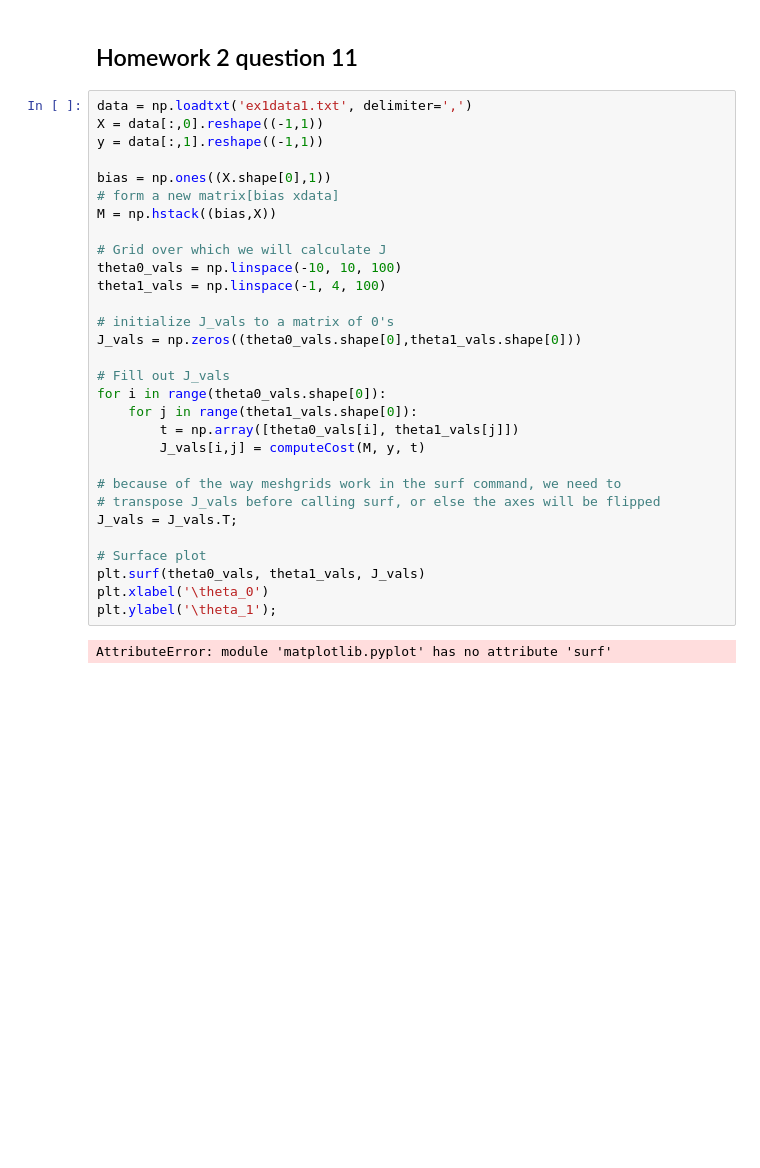
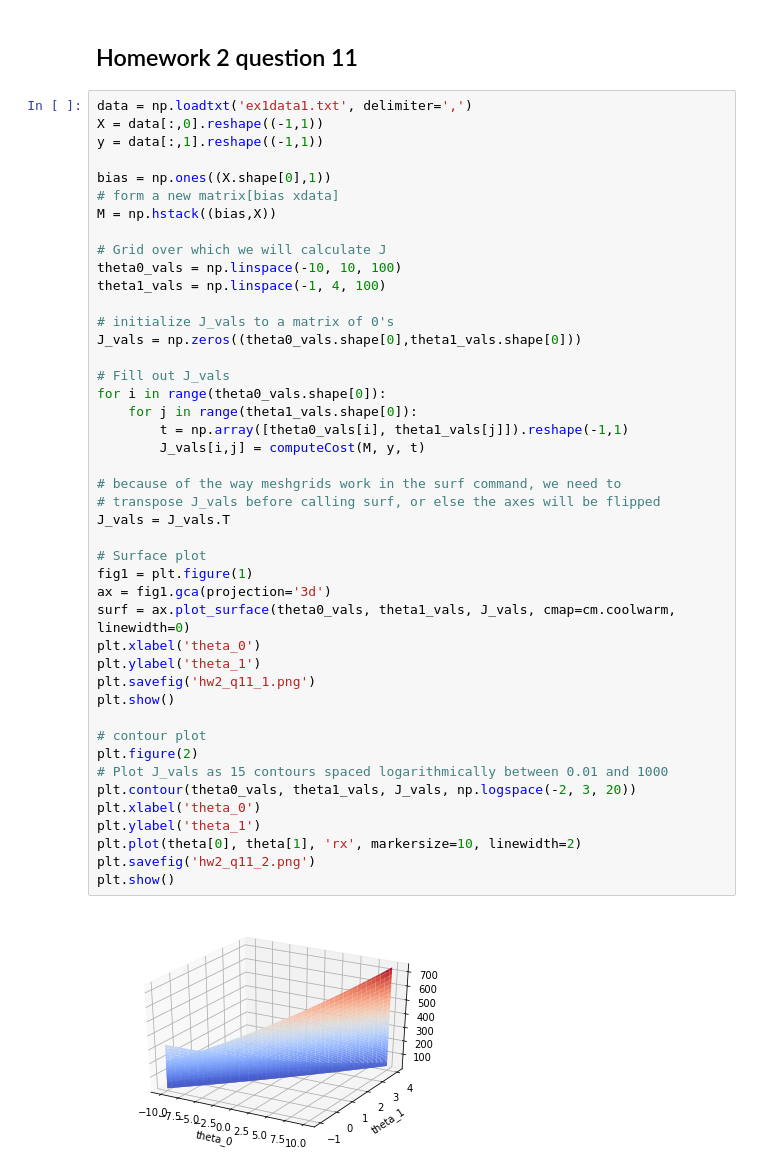
Before and after one commit to kaiwen2times/machine-learning-python, a Jupyter notebook: hw2/hw2.ipynb, the cells around one changed output. Saved outputs shown, nothing was run; the diff lists cells and outputs as text; blank space fills up the shorter version.

```diff
--- a/hw2/hw2.ipynb
+++ b/hw2/hw2.ipynb
@@ -110,32 +113,46 @@ Gradient descent profit at 35k: 40819.05, at 70k: 81641.73
 # %%
 data = np.loadtxt('ex1data1.txt', delimiter=',')
 X = data[:,0].reshape((-1,1))
 y = data[:,1].reshape((-1,1))
 
 bias = np.ones((X.shape[0],1))
 # form a new matrix[bias xdata]
 M = np.hstack((bias,X))
 
 # Grid over which we will calculate J
 theta0_vals = np.linspace(-10, 10, 100)
 theta1_vals = np.linspace(-1, 4, 100)
 
 # initialize J_vals to a matrix of 0's
 J_vals = np.zeros((theta0_vals.shape[0],theta1_vals.shape[0]))
 
 # Fill out J_vals
 for i in range(theta0_vals.shape[0]):
     for j in range(theta1_vals.shape[0]):
-        t = np.array([theta0_vals[i], theta1_vals[j]])
+        t = np.array([theta0_vals[i], theta1_vals[j]]).reshape(-1,1)
         J_vals[i,j] = computeCost(M, y, t)
 
 # because of the way meshgrids work in the surf command, we need to
 # transpose J_vals before calling surf, or else the axes will be flipped
-J_vals = J_vals.T;
+J_vals = J_vals.T
 
 # Surface plot
-plt.surf(theta0_vals, theta1_vals, J_vals)
-plt.xlabel('\theta_0')
-plt.ylabel('\theta_1');
+fig1 = plt.figure(1)
+ax = fig1.gca(projection='3d')
+surf = ax.plot_surface(theta0_vals, theta1_vals, J_vals, cmap=cm.coolwarm, linewidth=0)
+plt.xlabel('theta_0')
+plt.ylabel('theta_1')
+plt.savefig('hw2_q11_1.png')
+plt.show()
+
+# contour plot
+plt.figure(2)
+# Plot J_vals as 15 contours spaced logarithmically between 0.01 and 1000
+plt.contour(theta0_vals, theta1_vals, J_vals, np.logspace(-2, 3, 20))
+plt.xlabel('theta_0')
+plt.ylabel('theta_1')
+plt.plot(theta[0], theta[1], 'rx', markersize=10, linewidth=2)
+plt.savefig('hw2_q11_2.png')
+plt.show()
 # %% [output]
-AttributeError: module 'matplotlib.pyplot' has no attribute 'surf'
+[figure, added]
```
Also changed, not shown: parts of 4 cells of this notebook, 5 other files.
